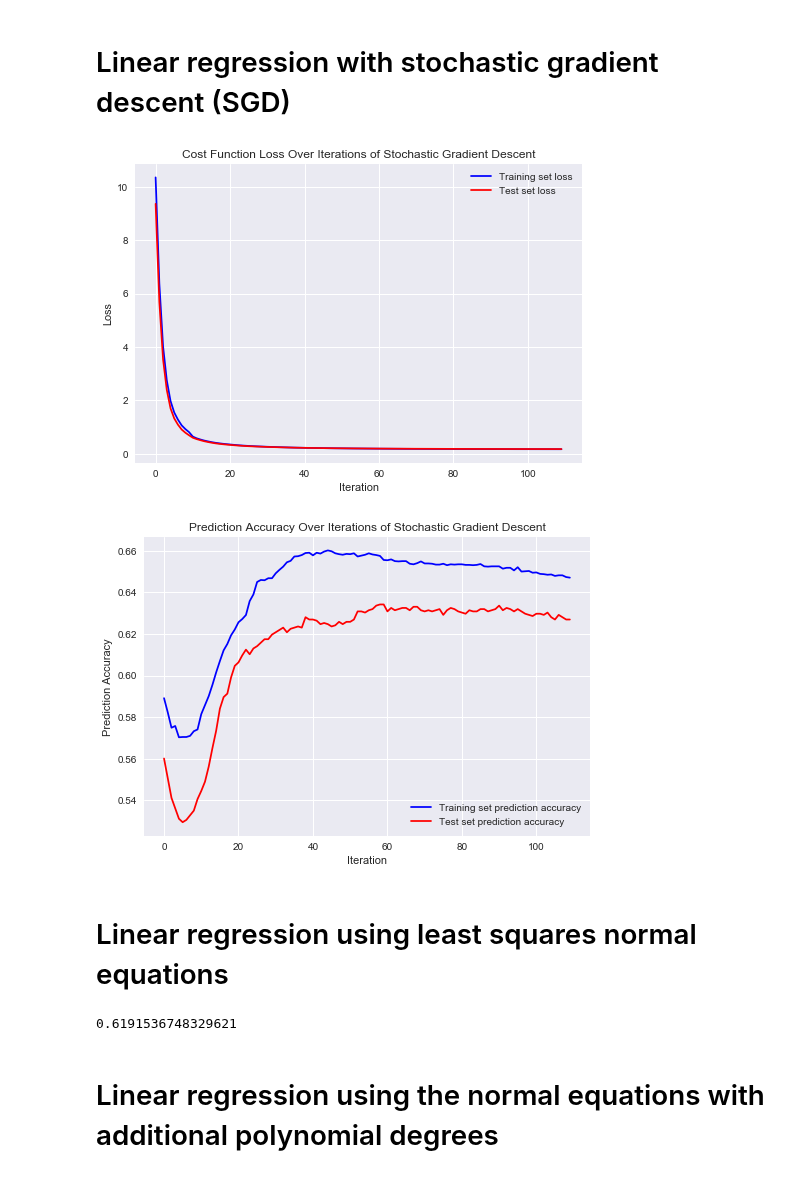
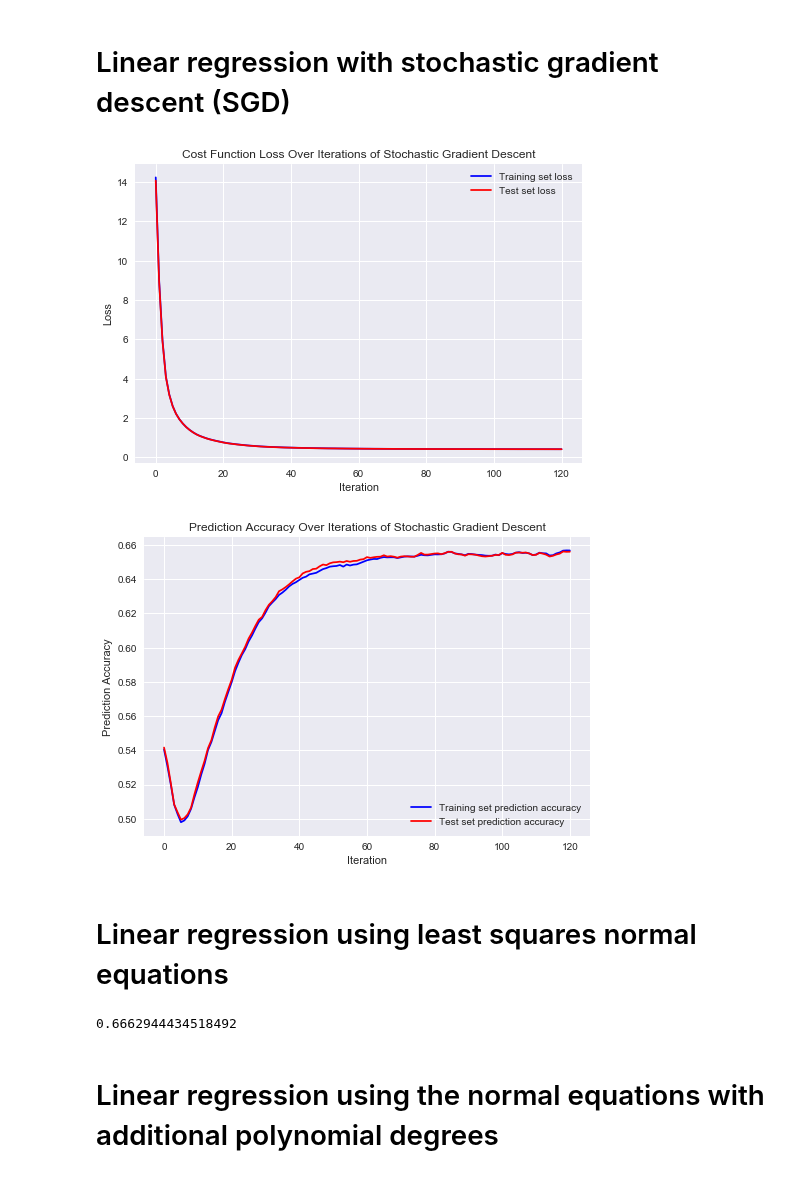
Before and after one commit to hhschede/machine_learning, a Jupyter notebook: project_1/main.ipynb, the cells around one changed output. Drawn from its saved outputs; the diff is of its cells as text; code cells hidden in the pictures.

```diff
--- a/project_1/main.ipynb
+++ b/project_1/main.ipynb
@@ -34,7 +37,7 @@ ids_raw_portion = ids_raw[:10000]
 Data filtering and standardization
 ===
 # %%
-data_, labels, ids, idx_colrem = process_data(data_raw, labels_raw, ids_raw)
+data_, labels, ids, idx_colrem = process_data(data_raw, labels_raw, ids_raw, zero = False)
 data, means, variance = standardize(data_)
 # %% [output]
 The original dimensions of the training data set was 250000 samples and 30 columns. After feature and sample filtering, there are 223877 samples and 23 columns
@@ -98,36 +93,36 @@ Linear regression with stochastic gradient descent (SGD)
 # %%
 #initial_w = np.ones(X_train.shape[1])
 initial_w = np.random.rand(X_train.shape[1])
-losses, ws = least_squares_SGD(y_train, X_train, initial_w, max_iters = 250) # fit model, retrieve parameters ws
+losses, ws = least_squares_SGD(y_train, X_train, initial_w, max_iters = 250, tol = 1e-4, patience = 5) # fit model, retrieve parameters ws
 test_losses = list(map(lambda x: compute_loss(y_test, X_test, x, method = 'MSE'), ws)) # retrieve losses using test set with ws
 
 plt.style.use('seaborn')
 plt.plot(losses, label='Training set loss', c='blue')
 plt.plot(test_losses, label='Test set loss', c='red')
 plt.xlabel('Iteration')
 plt.ylabel('Loss')
 plt.title('Cost Function Loss Over Iterations of Stochastic Gradient Descent')
 plt.legend()
 plt.show()
 
 # Make plot with label prediction accuracy
 
 pred_ytrain = list(map(lambda x: predict_labels(x, X_train), ws)) # Training prediction
 pred_accuracytrain = list(map(lambda x: pred_accuracy(x, y_train), pred_ytrain))
 pred_ytest = list(map(lambda x: predict_labels(x, X_test), ws)) # Test prediction
 pred_accuracytest = list(map(lambda x: pred_accuracy(x, y_test), pred_ytest))
 
 
 plt.plot(pred_accuracytrain, label='Training set prediction accuracy', c='blue')
 plt.plot(pred_accuracytest, label='Test set prediction accuracy', c='red')
 plt.legend()
 plt.xlabel('Iteration')
 plt.ylabel('Prediction Accuracy')
 plt.title('Prediction Accuracy Over Iterations of Stochastic Gradient Descent')
 plt.show()
 # %% [output]
-[figure, old version]
+[figure, new version]
-[figure, old version]
+[figure, new version]
 # %% [markdown]
 Linear regression using least squares normal equations
 ===
@@ -137,7 +132,7 @@ w = least_squares(y_train, X_train)
 pred_y = predict_labels(w, X_test)
 pred_accuracy(pred_y,y_test)
 # %% [output]
-0.6191536748329621
+0.6662944434518492
 # %% [markdown]
 Linear regression using the normal equations with additional polynomial degrees
 ===
```
Also changed, not shown: parts of 15 cells of this notebook, 4 other files.
